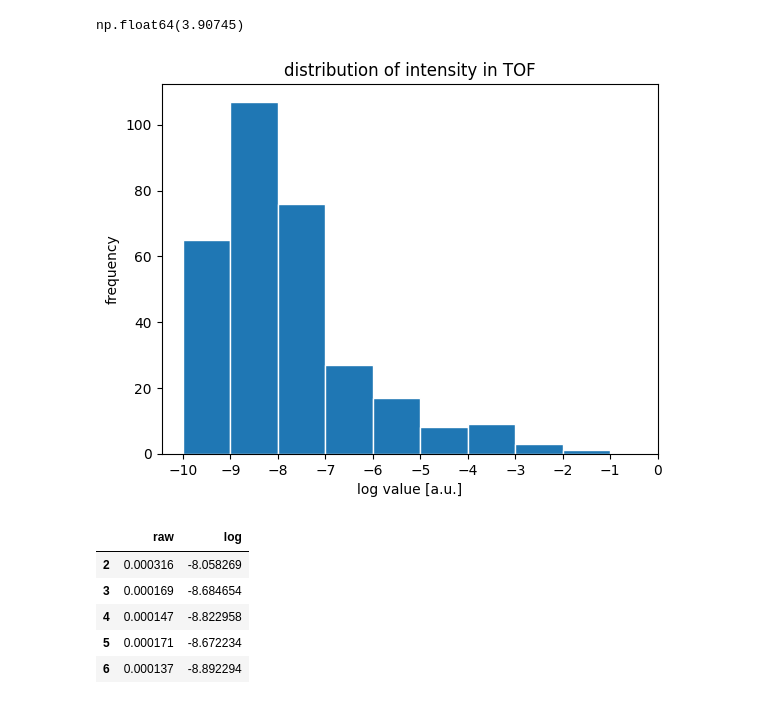
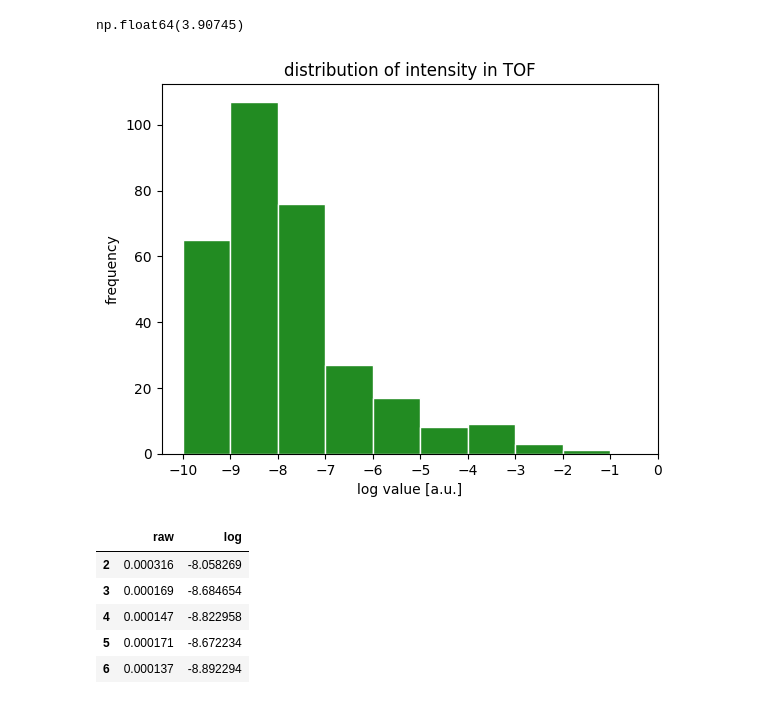
Before and after one commit to 24shiny/TOF_data, a Jupyter notebook: p1_first_look.ipynb, the cells around one changed output. Cells and saved outputs as stored; diff of their text form; code cells hidden in the pictures.

```diff
--- a/p1_first_look.ipynb
+++ b/p1_first_look.ipynb
@@ -187,15 +187,15 @@ np.float64(3.90745)
 # %%
 import matplotlib.pyplot as plt
 import numpy as np
 
-plt.hist(np.log(df_max['raw']), edgecolor='w', bins=np.arange(-10,0,1))
+plt.hist(np.log(df_max['raw']), edgecolor='w', bins=np.arange(-10,0,1), color='forestgreen')
 plt.xticks(np.arange(-10,1,1))
 plt.xlabel('log value [a.u.]')
 plt.ylabel('frequency')
 plt.title('distribution of intensity in TOF')
 plt.show()
 # %% [output]
-[figure, old version]
+[figure, new version]
 # %%
 # add log column
 df_max['log'] = df_max['raw'].apply(lambda x:np.log(x))
```
Also changed, not shown: parts of 39 cells of this notebook, 12 other files.
